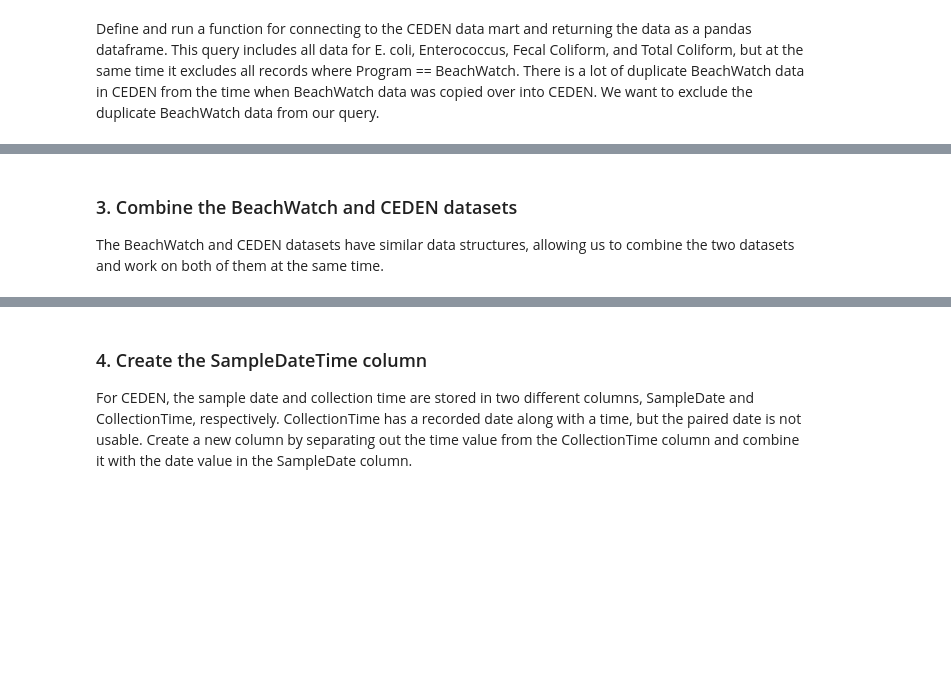
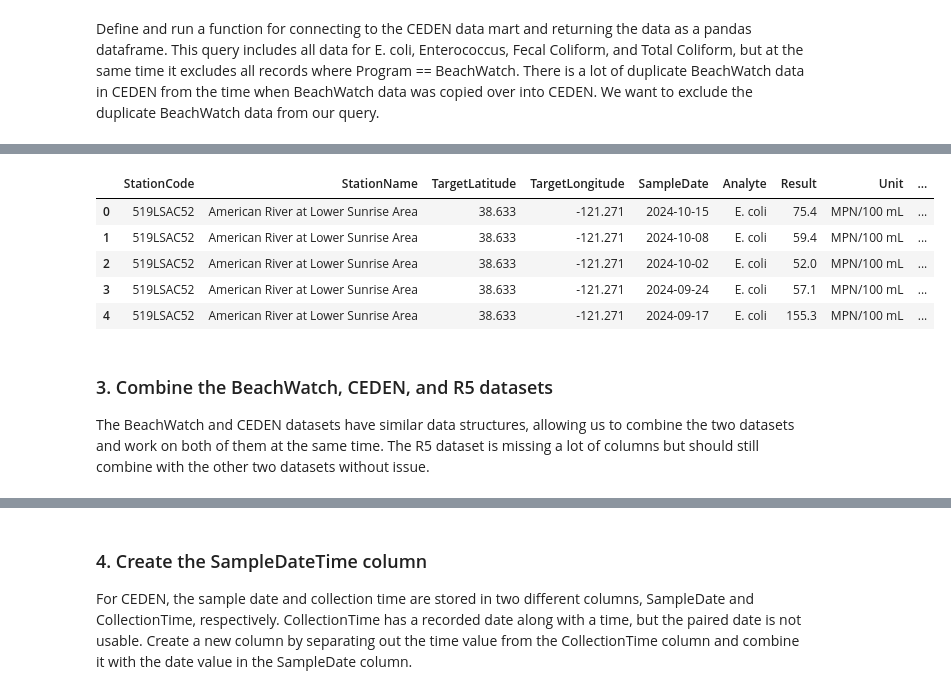
Before and after one commit to mmtang/safe-to-swim-v2-data, a Jupyter notebook: SafeToSwim-v2-data.ipynb, the cells around one changed output, grey strips where cells are left out. Cells and saved outputs as stored; diff of their text form; code cells hidden in the pictures; blank space fills up the shorter version.

```diff
--- a/SafeToSwim-v2-data.ipynb
+++ b/SafeToSwim-v2-data.ipynb
@@ -99,4 +143,34 @@ ceden_df.head()
+# %%
+# Drop ID column
+cv_df = cv_df.drop('_id', axis=1)
+
+# Rename columns to match CEDEN format
+cv_df = cv_df.rename(columns={'Latitude': 'TargetLatitude', 'Longitude': 'TargetLongitude'})
+
+# Define data types
+cv_df['SampleDate'] = pd.to_datetime(cv_df['SampleDate'])
+cv_df['TargetLatitude'] = cv_df['TargetLatitude'].astype(float)
+cv_df['TargetLongitude'] = cv_df['TargetLongitude'].astype(float)
+
+# Add replicate fields
+cv_df['CollectionReplicate'] = 1
+cv_df['ResultsReplicate'] = 1
+
+# Add matrix field
+cv_df['MatrixName'] = 'samplewater'
+
+# Add data source field
+cv_df['DataSource'] = 'Central Valley Water Board'
+
+cv_df.head()
+# %% [output]
+|  | StationCode | StationName | TargetLatitude | TargetLongitude | SampleDate | Analyte | Result | Unit | ... |
+| 0 | 519LSAC52 | American River at Lower Sunrise Area | 38.633 | -121.271 | 2024-10-15 | E. coli | 75.4 | MPN/100 mL | ... |
+| 1 | 519LSAC52 | American River at Lower Sunrise Area | 38.633 | -121.271 | 2024-10-08 | E. coli | 59.4 | MPN/100 mL | ... |
+| 2 | 519LSAC52 | American River at Lower Sunrise Area | 38.633 | -121.271 | 2024-10-02 | E. coli | 52.0 | MPN/100 mL | ... |
+| 3 | 519LSAC52 | American River at Lower Sunrise Area | 38.633 | -121.271 | 2024-09-24 | E. coli | 57.1 | MPN/100 mL | ... |
+| 4 | 519LSAC52 | American River at Lower Sunrise Area | 38.633 | -121.271 | 2024-09-17 | E. coli | 155.3 | MPN/100 mL | ... |
 # %% [markdown]
-### 3. Combine the BeachWatch and CEDEN datasets
-The BeachWatch and CEDEN datasets have similar data structures, allowing us to combine the two datasets and work on both of them at the same time.
+### 3. Combine the BeachWatch, CEDEN, and R5 datasets
+The BeachWatch and CEDEN datasets have similar data structures, allowing us to combine the two datasets and work on both of them at the same time. The R5 dataset is missing a lot of columns but should still combine with the other two datasets without issue.
 # %%
```
Also changed, not shown: parts of 35 cells of this notebook, 1 other file.
